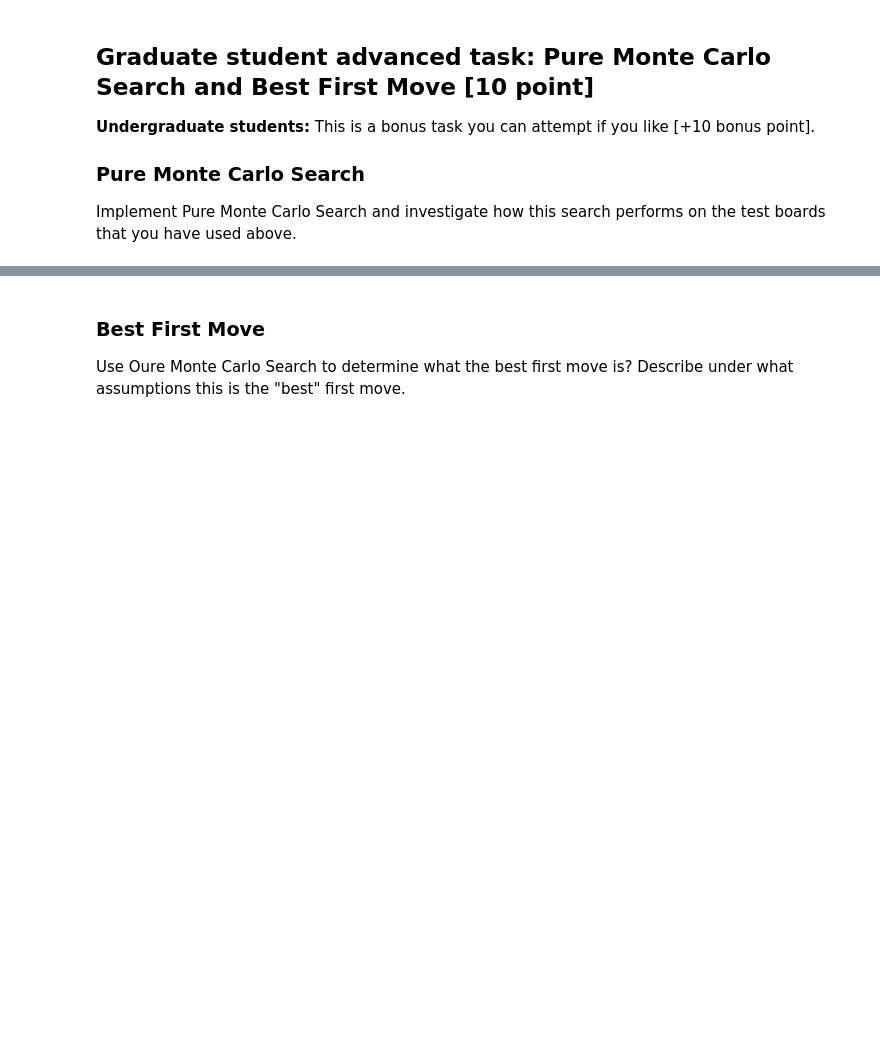
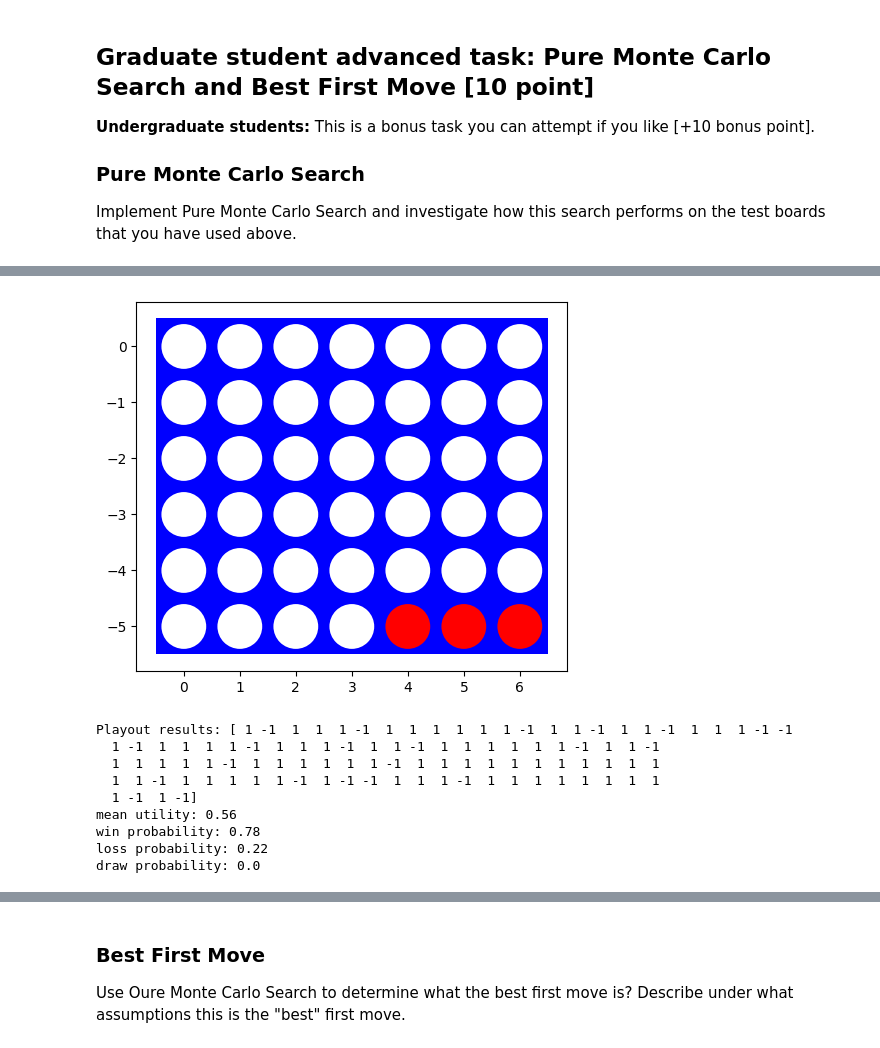
Before and after one commit to blake-gebhardt/CS7320-AI, a Jupyter notebook: Games/aBlakeGebhardtssignment_connect4.ipynb, the cells around one changed output, grey strips where cells are left out. Drawn from its saved outputs; the diff is of its cells as text; code cells hidden in the pictures; blank space fills up the shorter version.

```diff
--- a/Games/aBlakeGebhardtssignment_connect4.ipynb
+++ b/Games/aBlakeGebhardtssignment_connect4.ipynb
@@ -997,0 +1057,33 @@ Implement Pure Monte Carlo Search and investigate how this search performs on th
+# %%
+def playouts(board, action, player=1, N=100, playout_func=random_player):
+    playout_results = np.array([playout(board, action, player, cutoff_val=2, playout_func=playout_func) for _ in range(N)])
+    return playout_results
+
+
+visualize(board)
+
+u = playouts(board, 0)
+print("Playout results:", u)
+
+mean_utility = np.mean(u)
+print(f"mean utility: {mean_utility}")
+
+# Calculate win, loss, and draw probabilities using NumPy functions
+p_win = np.sum(u == 1) / len(u)
+p_loss = np.sum(u == -1) / len(u)
+p_draw = np.sum(u == 0) / len(u)
+
+print(f"win probability: {p_win}")
+print(f"loss probability: {p_loss}")
+print(f"draw probability: {p_draw}")
+# %% [output]
+[figure, added]
+Playout results: [ 1 -1  1  1  1 -1  1  1  1  1  1  1 -1  1  1 -1  1  1 -1  1  1  1 -1 -1
+  1 -1  1  1  1  1 -1  1  1  1 -1  1  1 -1  1  1  1  1  1  1 -1  1  1 -1
+  1  1  1  1  1 -1  1  1  1  1  1  1 -1  1  1  1  1  1  1  1  1  1  1  1
+  1  1 -1  1  1  1  1  1 -1  1 -1 -1  1  1  1 -1  1  1  1  1  1  1  1  1
+  1 -1  1 -1]
+mean utility: 0.56
+win probability: 0.78
+loss probability: 0.22
+draw probability: 0.0
```
Also changed, not shown: parts of 13 cells of this notebook.
